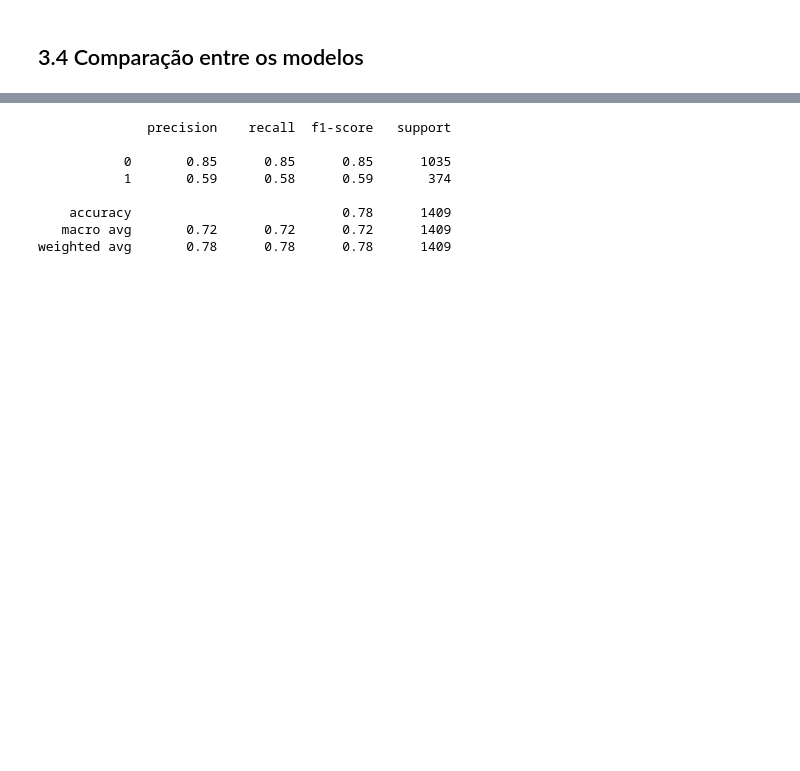
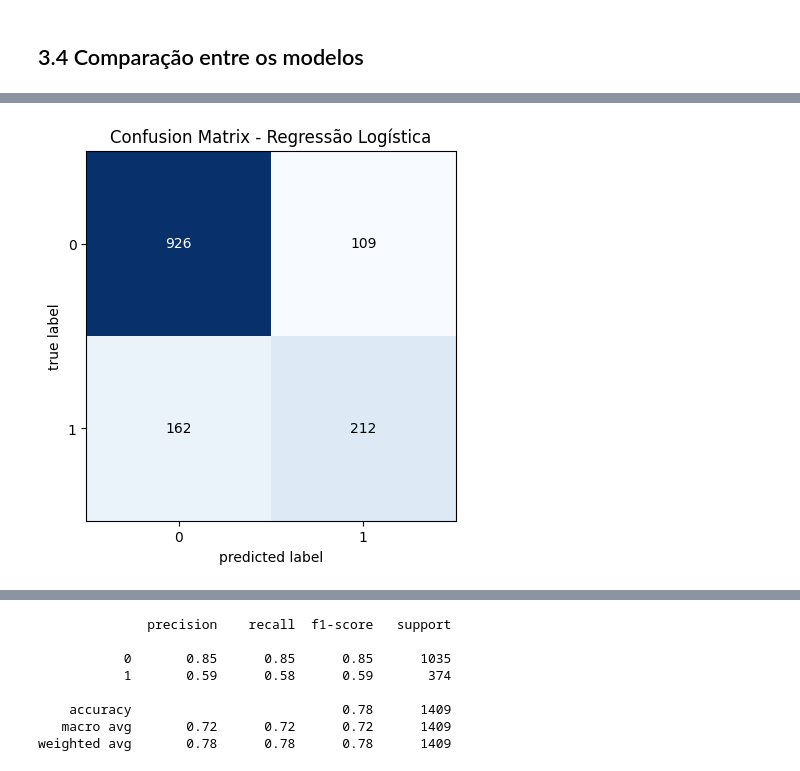
Before and after one commit to KarenAlmeida23/vendasML, a Jupyter notebook: Churn_Telco.ipynb, the cells around one changed output, grey strips where cells are left out. Cells and saved outputs as stored; diff of their text form; code cells hidden in the pictures; blank space fills up the shorter version.

Commit message:
Modelo de Regressão Logística

```diff
--- a/Churn_Telco.ipynb
+++ b/Churn_Telco.ipynb
@@ -314,6 +314,19 @@ X_train_std = scaler.fit_transform(X_train)
 X_test_std = scaler.transform(X_test)
 # %% [markdown]
 ## 3.1 Regressão logística
+# %%
+from sklearn.linear_model import LogisticRegression
+
+# Definindo o modelo
+modelo_log = LogisticRegression(solver='lbfgs',    # Algoritmo de otimização usado para ajustar os parâmetros do modelo
+                                max_iter=100       # O otimizador fará no máximo 100 iterações para encontrar os melhores parâmetros do modelo
+)
+
+# Treinando o moedelo
+modelo_log.fit(X_train_std, y_train)
+
+# Predizendo o modelo
+y_pred_log = modelo_log.predict(X_test_std)
 # %% [markdown]
 ## 3.2 XGBoost
 
@@ -699,0 +561,11 @@ Tempo de predição:  0.1805 segundos
+# %%
+from mlxtend.plotting import plot_confusion_matrix
+from sklearn.metrics import confusion_matrix
+
+cm = confusion_matrix(y_test, y_pred_log)
+
+plot_confusion_matrix(conf_mat=cm)
+plt.title('Confusion Matrix - Regressão Logística')
+plt.show()
+# %% [output]
+[figure, added]
```
Also changed, not shown: parts of 24 cells of this notebook.
